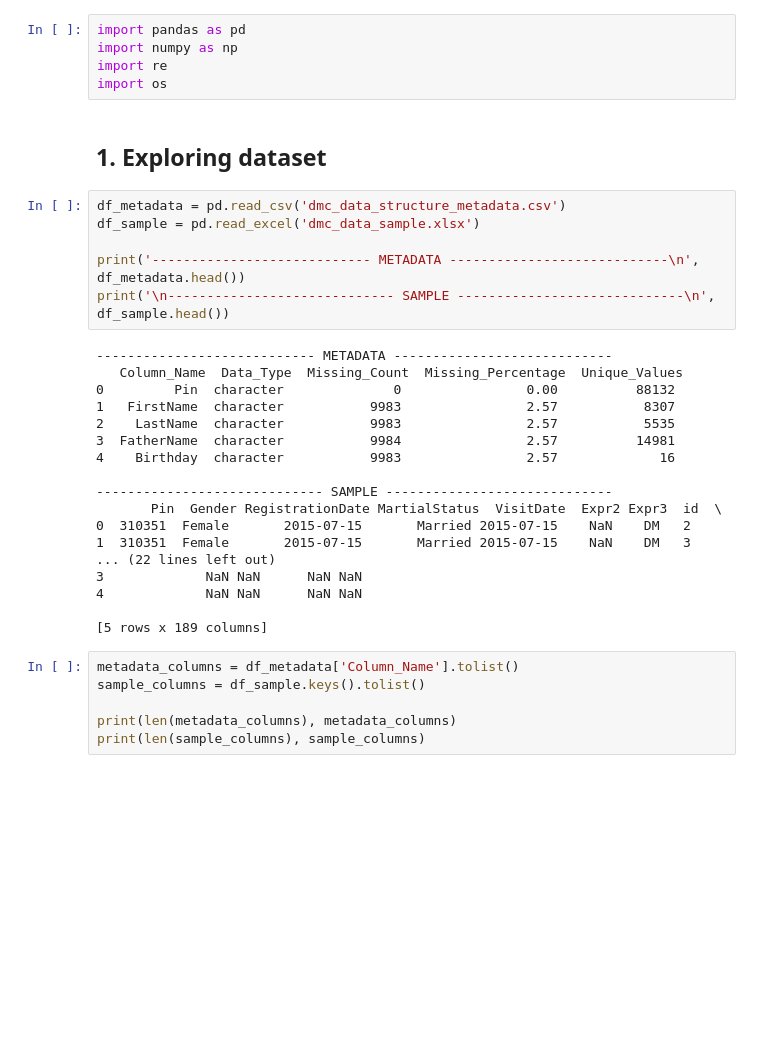
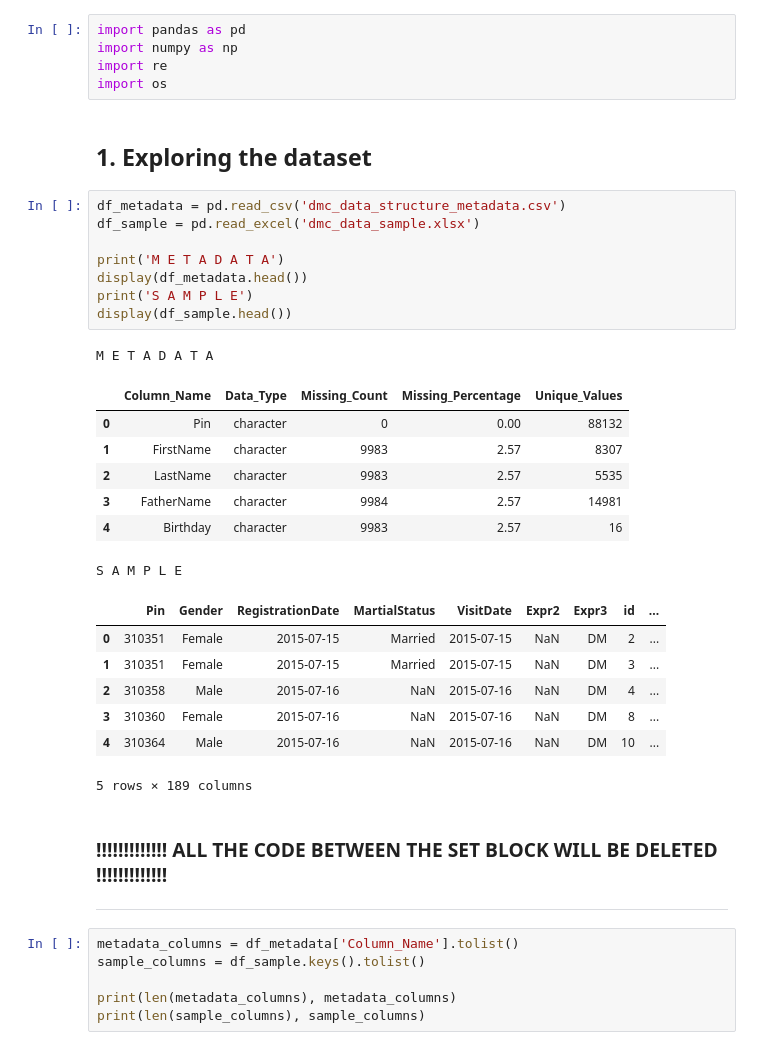
Before and after one commit to taimoorbinnasir/FYP, a Jupyter notebook: Diabetus_code.ipynb, the cells around one changed output. Cells and saved outputs as stored; diff of their text form; blank space fills up the shorter version.

```diff
--- a/Diabetus_code.ipynb
+++ b/Diabetus_code.ipynb
@@ -94,31 +94,34 @@ import numpy as np
 import re
 import os
 # %% [markdown]
-<h2>1. Exploring dataset</h2>
+<h2>1. Exploring the dataset</h2>
 # %%
 df_metadata = pd.read_csv('dmc_data_structure_metadata.csv')
 df_sample = pd.read_excel('dmc_data_sample.xlsx')
 
-print('---------------------------- METADATA ----------------------------\n', df_metadata.head())
-print('\n----------------------------- SAMPLE -----------------------------\n', df_sample.head())
+print('M E T A D A T A')
+display(df_metadata.head())
+print('S A M P L E')
+display(df_sample.head())
 # %% [output]
----------------------------- METADATA ----------------------------
-   Column_Name  Data_Type  Missing_Count  Missing_Percentage  Unique_Values
-0         Pin  character              0                0.00          88132
-1   FirstName  character           9983                2.57           8307
-2    LastName  character           9983                2.57           5535
-3  FatherName  character           9984                2.57          14981
-4    Birthday  character           9983                2.57             16
-
------------------------------ SAMPLE -----------------------------
-       Pin  Gender RegistrationDate MartialStatus  VisitDate  Expr2 Expr3  id  \
-0  310351  Female       2015-07-15       Married 2015-07-15    NaN    DM   2
-1  310351  Female       2015-07-15       Married 2015-07-15    NaN    DM   3
-... (22 lines left out)
-3             NaN NaN      NaN NaN
-4             NaN NaN      NaN NaN
-
-[5 rows x 189 columns]
+M E T A D A T A
+|  | Column_Name | Data_Type | Missing_Count | Missing_Percentage | Unique_Values |
+| 0 | Pin | character | 0 | 0.00 | 88132 |
+| 1 | FirstName | character | 9983 | 2.57 | 8307 |
+| 2 | LastName | character | 9983 | 2.57 | 5535 |
+| 3 | FatherName | character | 9984 | 2.57 | 14981 |
+| 4 | Birthday | character | 9983 | 2.57 | 16 |
+S A M P L E
+|  | Pin | Gender | RegistrationDate | MartialStatus | VisitDate | Expr2 | Expr3 | id | ... |
+| 0 | 310351 | Female | 2015-07-15 | Married | 2015-07-15 | NaN | DM | 2 | ... |
+| 1 | 310351 | Female | 2015-07-15 | Married | 2015-07-15 | NaN | DM | 3 | ... |
+| 2 | 310358 | Male | 2015-07-16 | NaN | 2015-07-16 | NaN | DM | 4 | ... |
+| 3 | 310360 | Female | 2015-07-16 | NaN | 2015-07-16 | NaN | DM | 8 | ... |
+| 4 | 310364 | Male | 2015-07-16 | NaN | 2015-07-16 | NaN | DM | 10 | ... |
+5 rows × 189 columns
+# %% [markdown]
+<h3>!!!!!!!!!!!!! ALL THE CODE BETWEEN THE SET BLOCK WILL BE DELETED !!!!!!!!!!!!!</h3>
+<hr>
 # %%
 metadata_columns = df_metadata['Column_Name'].tolist()
 sample_columns = df_sample.keys().tolist()
```
Also changed, not shown: parts of 11 cells of this notebook.
